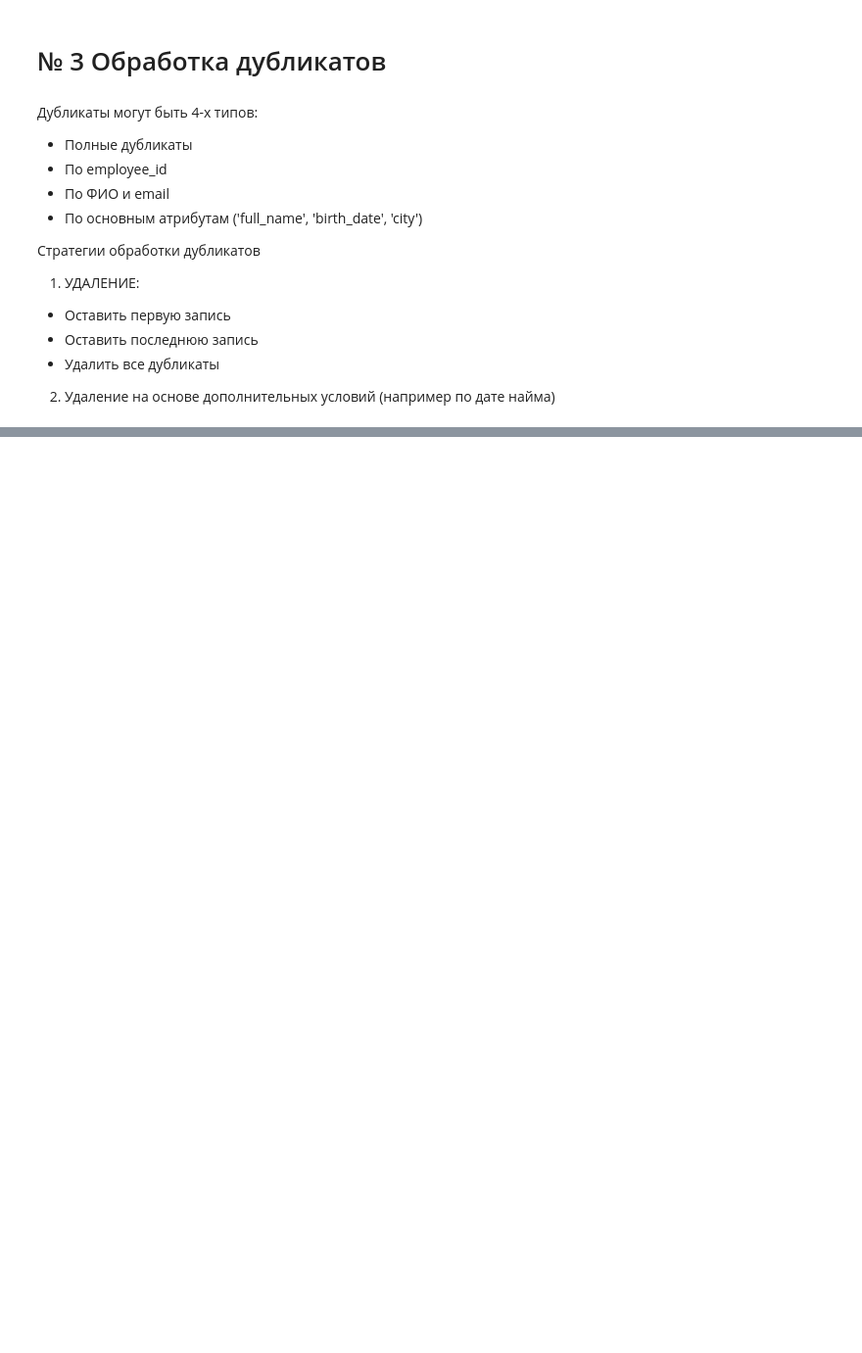
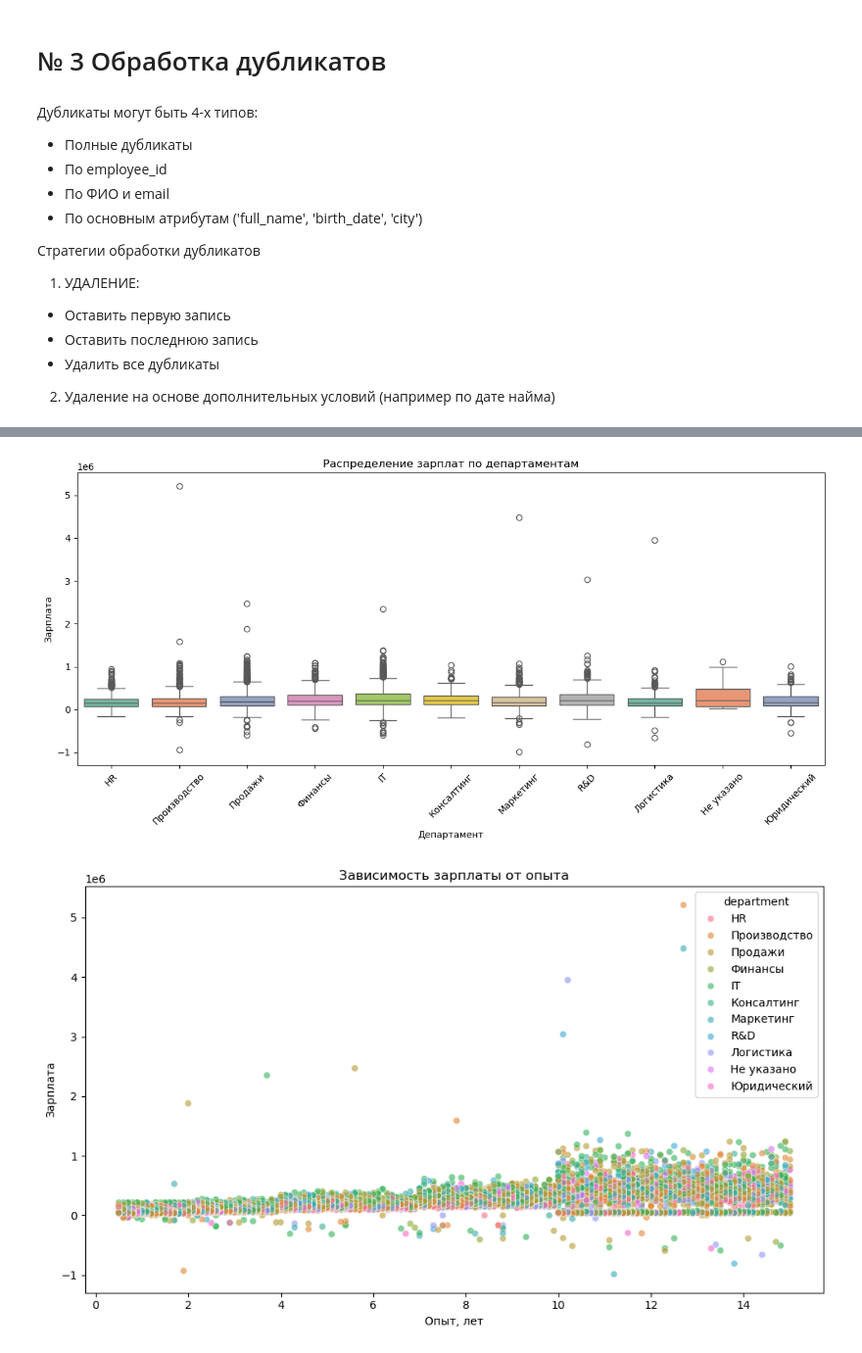
Before and after one commit to vakovalik/ml_hse, a Jupyter notebook: сем 3/Подготовка_данных_Практика.ipynb, the cells around one changed output, grey strips where cells are left out. Shown at 98% size. Cells and saved outputs as stored; diff of their text form; code cells hidden in the pictures; blank space fills up the shorter version.

```diff
--- a/сем 3/Подготовка_данных_Практика.ipynb
+++ b/сем 3/Подготовка_данных_Практика.ipynb
@@ -435,0 +503,20 @@ df_group['bonus'] = df_group['bonus'].fillna(
+# %%
+# Удаление на основе дополнительного условия
+
+# для каждого employee_id оставить запись с самой поздней датой найма
+df_dup_hire = df_dup.copy()
+df_dup_hire['hire_date'] = pd.to_datetime(
+    df_dup_hire['hire_date'],
+    errors='coerce'
+)
+
+df_dup_hire = (
+    df_dup_hire
+    .sort_values('hire_date', na_position='first')
+    .drop_duplicates(subset=['employee_id'], keep='last')
+)
+
+print(
+    "После удаления дубликатов по employee_id с выбором поздней hire_date:",
+    df_dup_hire.shape
+)
@@ -469,0 +758,42 @@ df_group['bonus'] = df_group['bonus'].fillna(
+# %%
+# Визуализация для отчета
+
+# 1. Распределение зарплат по департаментам
+plt.figure(figsize=(12, 6))
+sns.boxplot(data=df_hr, x='department', y='salary',
+            hue='department', palette='Set2', legend=False)
+plt.title('Распределение зарплат по департаментам')
+plt.xlabel('Департамент')
+plt.ylabel('Зарплата')
+plt.xticks(rotation=45)
+plt.tight_layout()
+plt.show()
+
+# 2. Зависимость зарплаты от опыта
+plt.figure(figsize=(10, 6))
+sns.scatterplot(
+    data=df_hr,
+    x='experience_years',
+    y='salary',
+    hue='department',
+    alpha=0.6
+)
+plt.title('Зависимость зарплаты от опыта')
+plt.xlabel('Опыт, лет')
+plt.ylabel('Зарплата')
+plt.tight_layout()
+plt.show()
+
+# 3. Распределение по городам
+city_counts = df_hr['city'].value_counts().head(15)
+plt.figure(figsize=(10, 7))
+city_counts.plot(kind='barh', color='teal')
+plt.title('Топ-15 городов по количеству сотрудников')
+plt.xlabel('Количество сотрудников')
+plt.ylabel('Город')
+plt.gca().invert_yaxis()
+plt.tight_layout()
+plt.show()
+# %% [output]
+[figure, added]
+[figure, added]
```
Also changed, not shown: parts of 14 cells of this notebook, 1 other file.
